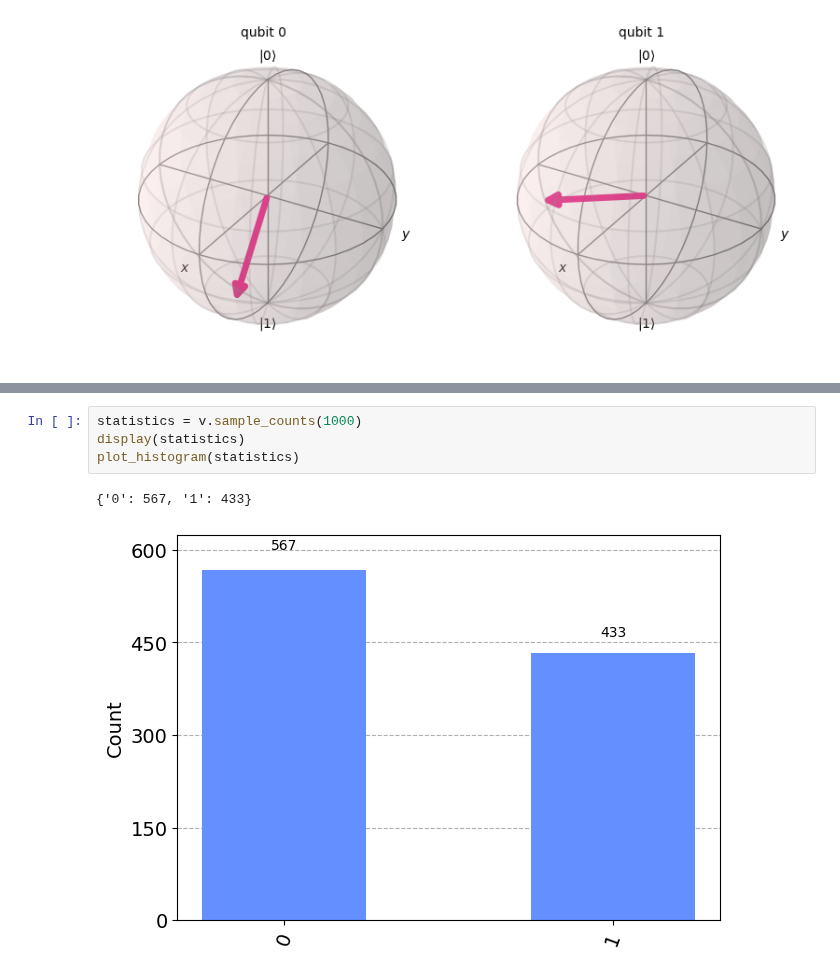
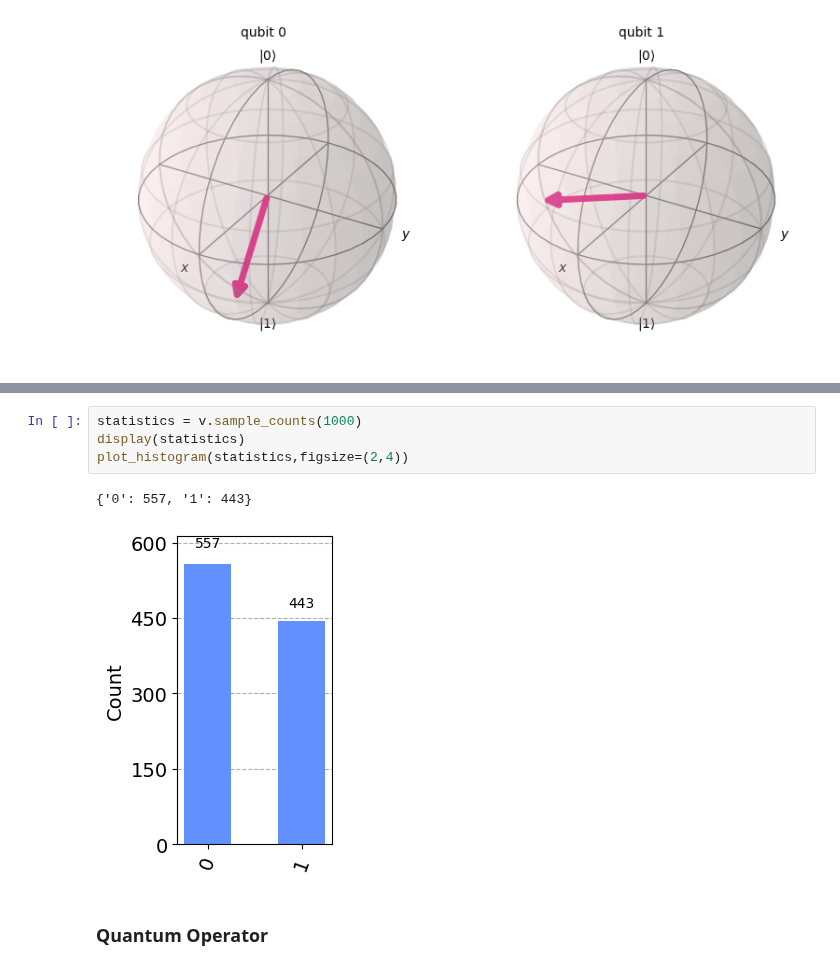
Before and after one commit to arque1393/QuantumLearning, a Jupyter notebook: QiskitBasics.ipynb, the cells around one changed output, grey strips where cells are left out. Saved outputs shown, nothing was run; the diff lists cells and outputs as text.

```diff
--- a/QiskitBasics.ipynb
+++ b/QiskitBasics.ipynb
@@ -70,7 +75,9 @@ $$(\frac{\sqrt{5}}{5} + \frac{2 \sqrt{5} i}{5}) |0\rangle$$
 # %%
 statistics = v.sample_counts(1000)
 display(statistics)
-plot_histogram(statistics)
+plot_histogram(statistics,figsize=(2,4))
 # %% [output]
-{'0': 567, '1': 433}
+{'0': 557, '1': 443}
-[figure, old version]
+[figure, new version]
+# %% [markdown]
+### Quantum Operator
```
Also changed, not shown: parts of 20 cells of this notebook, 1 other file.
